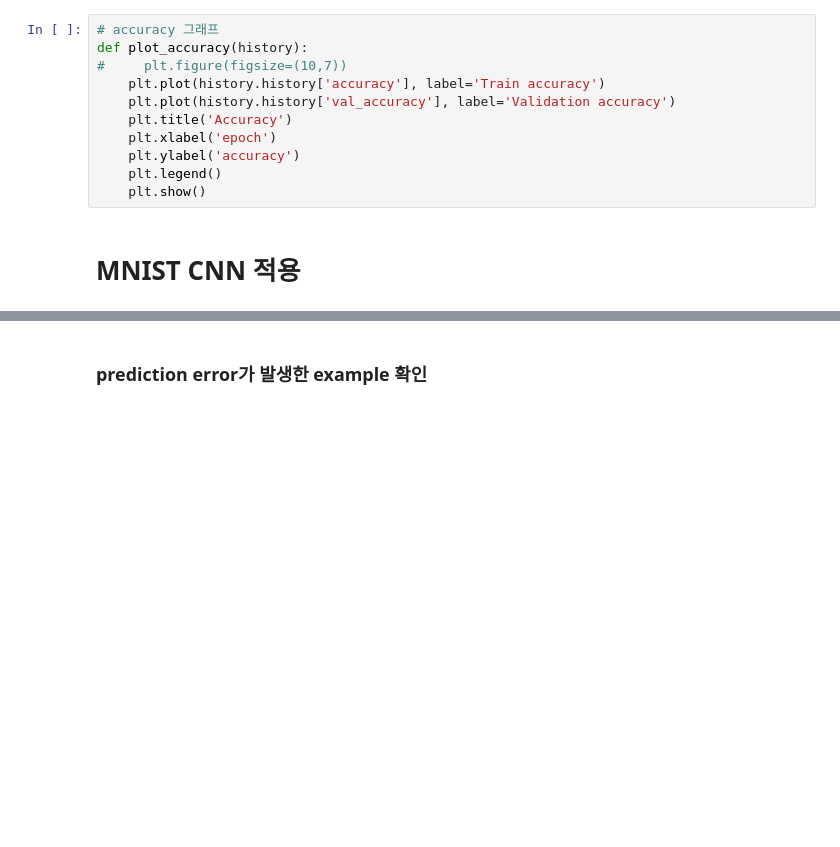
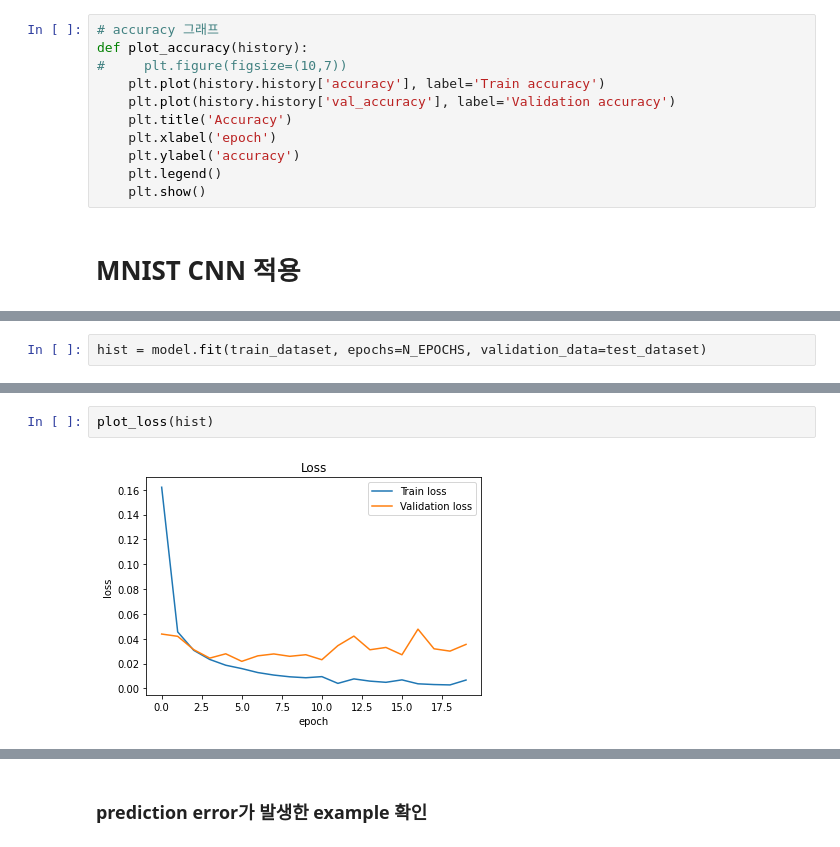
Before and after one commit to purple-cabbage0030/class_review, a Jupyter notebook: 13.deepLearning/07_CNN_MNIST분류_모델저장.ipynb, the cells around one changed output, grey strips where cells are left out. Cells and saved outputs as stored; diff of their text form; blank space fills up the shorter version.

```diff
--- a/13.deepLearning/07_CNN_MNIST분류_모델저장.ipynb
+++ b/13.deepLearning/07_CNN_MNIST분류_모델저장.ipynb
@@ -29,0 +183,2 @@ def plot_accuracy(history):
+# %%
+hist = model.fit(train_dataset, epochs=N_EPOCHS, validation_data=test_dataset)
@@ -29,0 +203,4 @@ def plot_accuracy(history):
+# %%
+plot_loss(hist)
+# %% [output]
+[figure, added]
```
Also changed, not shown: parts of 51 cells of this notebook.
